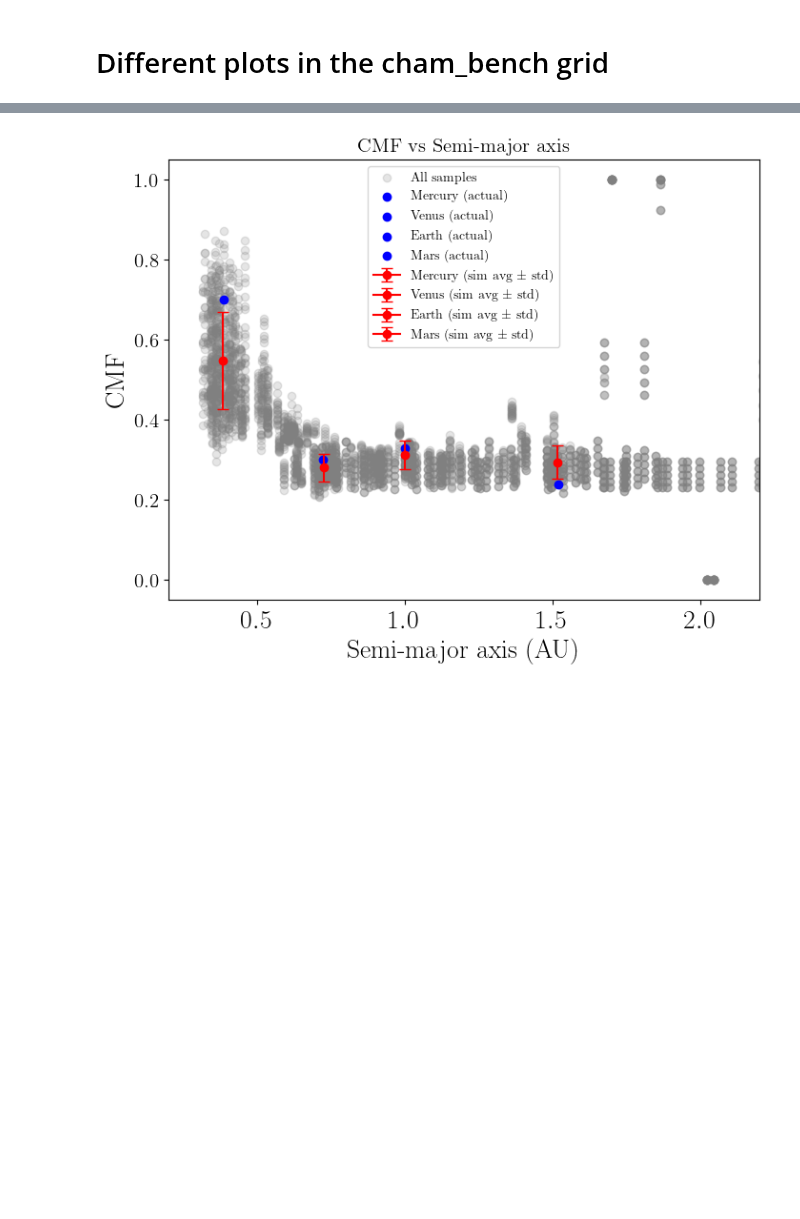
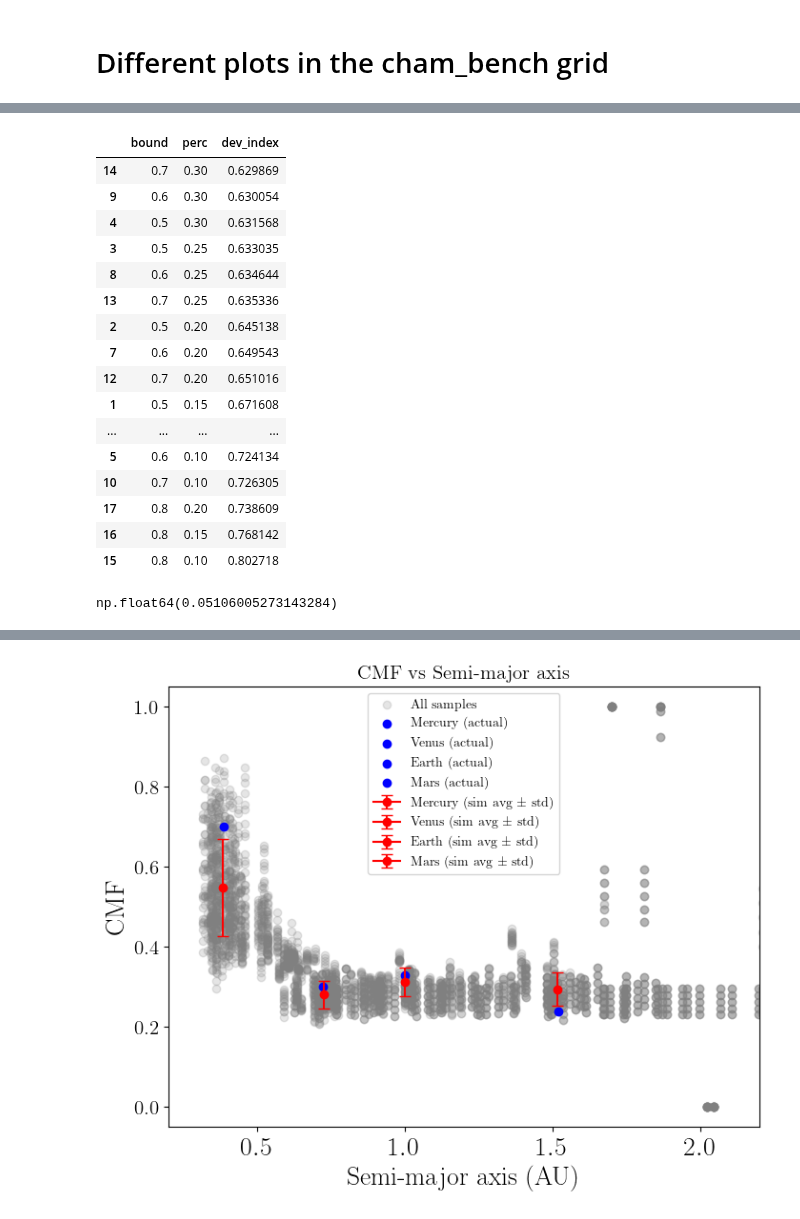
Before and after one commit to haniyehtajer/planet_cookbook, a Jupyter notebook: examples/evolved_planets/find_mercs.ipynb, the cells around one changed output, grey strips where cells are left out. Cells and saved outputs as stored; diff of their text form; code cells hidden in the pictures; blank space fills up the shorter version.

```diff
--- a/examples/evolved_planets/find_mercs.ipynb
+++ b/examples/evolved_planets/find_mercs.ipynb
@@ -258,3 +255,29 @@ plt.show()
+# %%
+merc_devs_cham_step_sorted = merc_devs_cham_step.sort_values(by="dev_index")
+merc_devs_cham_step_sorted
+# %% [output]
+|  | bound | perc | dev_index |
+| 14 | 0.7 | 0.30 | 0.629869 |
+| 9 | 0.6 | 0.30 | 0.630054 |
+| 4 | 0.5 | 0.30 | 0.631568 |
+| 3 | 0.5 | 0.25 | 0.633035 |
+| 8 | 0.6 | 0.25 | 0.634644 |
+| 13 | 0.7 | 0.25 | 0.635336 |
+| 2 | 0.5 | 0.20 | 0.645138 |
+| 7 | 0.6 | 0.20 | 0.649543 |
+| 12 | 0.7 | 0.20 | 0.651016 |
+| 1 | 0.5 | 0.15 | 0.671608 |
+| ... | ... | ... | ... |
+| 5 | 0.6 | 0.10 | 0.724134 |
+| 10 | 0.7 | 0.10 | 0.726305 |
+| 17 | 0.8 | 0.20 | 0.738609 |
+| 16 | 0.8 | 0.15 | 0.768142 |
+| 15 | 0.8 | 0.10 | 0.802718 |
+# %%
+std_devs = merc_devs_cham_step_sorted['dev_index'].std()
+std_devs
+# %% [output]
+np.float64(0.05106005273143284)
 # %%
 cham_bench_steps
 # %% [output]
```
Also changed, not shown: parts of 19 cells of this notebook, 5 other files.
